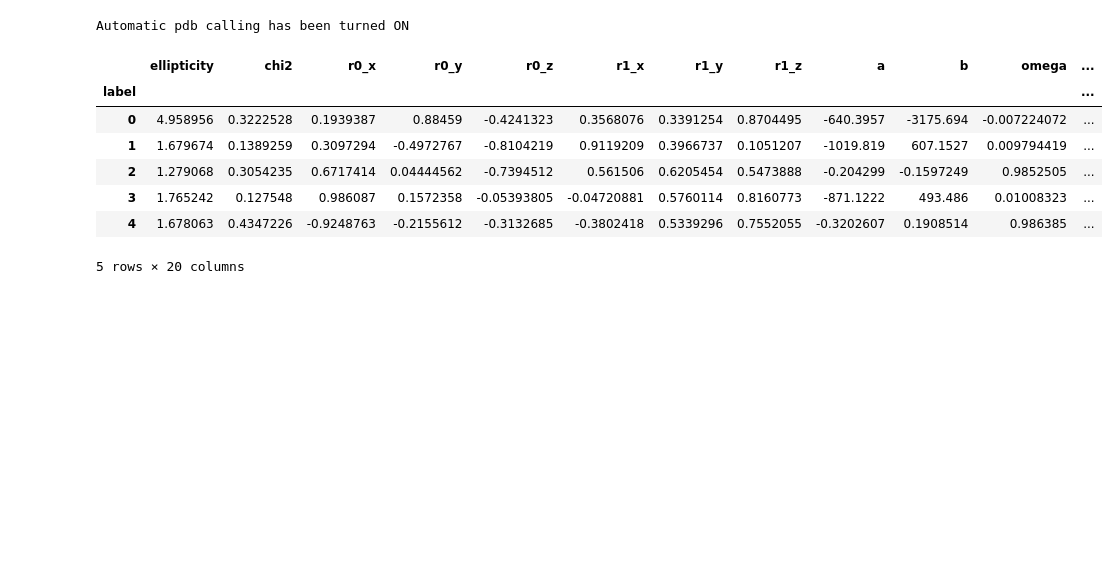
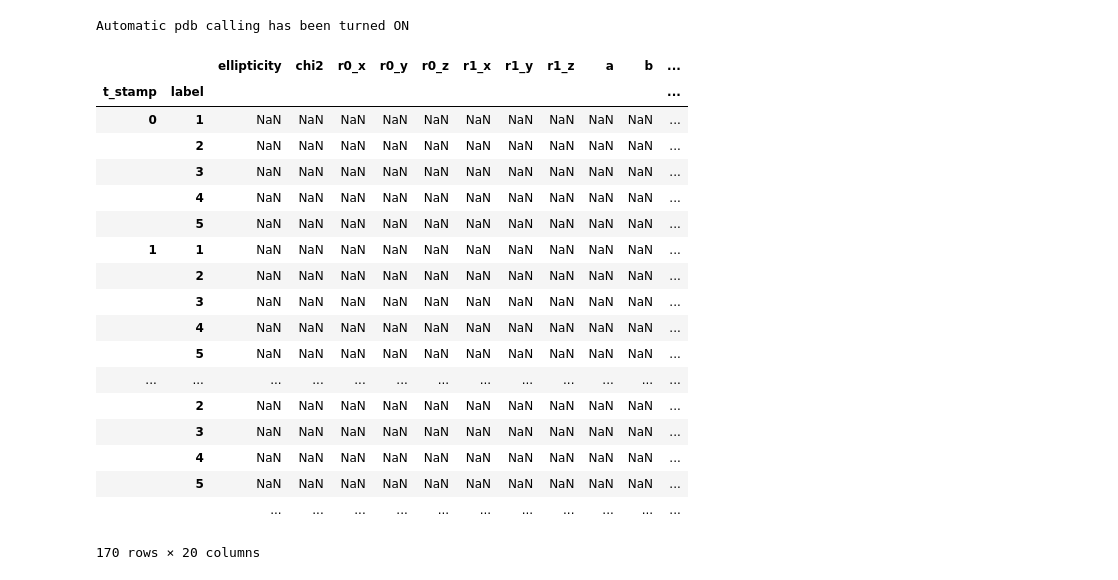
Before and after one commit to glyg/cell-tracker, a Jupyter notebook: notebooks/Analysis.ipynb, the cells around one changed output. Saved outputs shown, nothing was run; the diff lists cells and outputs as text; code cells hidden in the pictures; blank space fills up the shorter version.

```diff
--- a/notebooks/Analysis.ipynb
+++ b/notebooks/Analysis.ipynb
@@ -14,7 +14,7 @@ import cell_tracker as ct
 # %% [markdown]
 Here you can pick either a TIFF or a `.h5` file or an excel file
 # %%
-default_path = '/home/guillaume/Python/cell-tracker/cell_tracker/data/'
+default_path = ''
 
 cluster = ct.ui.get_cluster(default_path)
 # %% [output]
@@ -110,16 +106,27 @@ Automatic pdb calling has been turned ON
 ellipsis_cutoffs = ct.defaults['ellipsis_cutoffs']
 cluster.detect_rotations(ellipsis_cutoffs)
 # %%
-cluster.ellipses[15].loc[2]
+cluster.ellipses[15]
 # %% [output]
-|  | ellipticity | chi2 | r0_x | r0_y | r0_z | r1_x | r1_y | r1_z | a | b | omega | ... |
-| label |  |  |  |  |  |  |  |  |  |  |  | ... |
-| 0 | 4.958956 | 0.3222528 | 0.1939387 | 0.88459 | -0.4241323 | 0.3568076 | 0.3391254 | 0.8704495 | -640.3957 | -3175.694 | -0.007224072 | ... |
-| 1 | 1.679674 | 0.1389259 | 0.3097294 | -0.4972767 | -0.8104219 | 0.9119209 | 0.3966737 | 0.1051207 | -1019.819 | 607.1527 | 0.009794419 | ... |
-| 2 | 1.279068 | 0.3054235 | 0.6717414 | 0.04444562 | -0.7394512 | 0.561506 | 0.6205454 | 0.5473888 | -0.204299 | -0.1597249 | 0.9852505 | ... |
-| 3 | 1.765242 | 0.127548 | 0.986087 | 0.1572358 | -0.05393805 | -0.04720881 | 0.5760114 | 0.8160773 | -871.1222 | 493.486 | 0.01008323 | ... |
-| 4 | 1.678063 | 0.4347226 | -0.9248763 | -0.2155612 | -0.3132685 | -0.3802418 | 0.5339296 | 0.7552055 | -0.3202607 | 0.1908514 | 0.986385 | ... |
+|  |  | ellipticity | chi2 | r0_x | r0_y | r0_z | r1_x | r1_y | r1_z | a | b | ... |
+| t_stamp | label |  |  |  |  |  |  |  |  |  |  | ... |
+| 0 | 1 | NaN | NaN | NaN | NaN | NaN | NaN | NaN | NaN | NaN | NaN | ... |
+|  | 2 | NaN | NaN | NaN | NaN | NaN | NaN | NaN | NaN | NaN | NaN | ... |
+|  | 3 | NaN | NaN | NaN | NaN | NaN | NaN | NaN | NaN | NaN | NaN | ... |
+|  | 4 | NaN | NaN | NaN | NaN | NaN | NaN | NaN | NaN | NaN | NaN | ... |
+|  | 5 | NaN | NaN | NaN | NaN | NaN | NaN | NaN | NaN | NaN | NaN | ... |
+| 1 | 1 | NaN | NaN | NaN | NaN | NaN | NaN | NaN | NaN | NaN | NaN | ... |
+|  | 2 | NaN | NaN | NaN | NaN | NaN | NaN | NaN | NaN | NaN | NaN | ... |
+|  | 3 | NaN | NaN | NaN | NaN | NaN | NaN | NaN | NaN | NaN | NaN | ... |
+|  | 4 | NaN | NaN | NaN | NaN | NaN | NaN | NaN | NaN | NaN | NaN | ... |
+|  | 5 | NaN | NaN | NaN | NaN | NaN | NaN | NaN | NaN | NaN | NaN | ... |
+| ... | ... | ... | ... | ... | ... | ... | ... | ... | ... | ... | ... | ... |
+|  | 2 | NaN | NaN | NaN | NaN | NaN | NaN | NaN | NaN | NaN | NaN | ... |
+|  | 3 | NaN | NaN | NaN | NaN | NaN | NaN | NaN | NaN | NaN | NaN | ... |
+|  | 4 | NaN | NaN | NaN | NaN | NaN | NaN | NaN | NaN | NaN | NaN | ... |
+|  | 5 | NaN | NaN | NaN | NaN | NaN | NaN | NaN | NaN | NaN | NaN | ... |
+|  |  | ... | ... | ... | ... | ... | ... | ... | ... | ... | ... | ... |
-5 rows × 20 columns
+170 rows × 20 columns
 # %%
 ax, total_rot, n_detected = ct.graphics.plot_rotation_events(cluster, ax=None,
                                                              show_segments=True)
```
Also changed, not shown: parts of 6 cells of this notebook, 4 other files.
